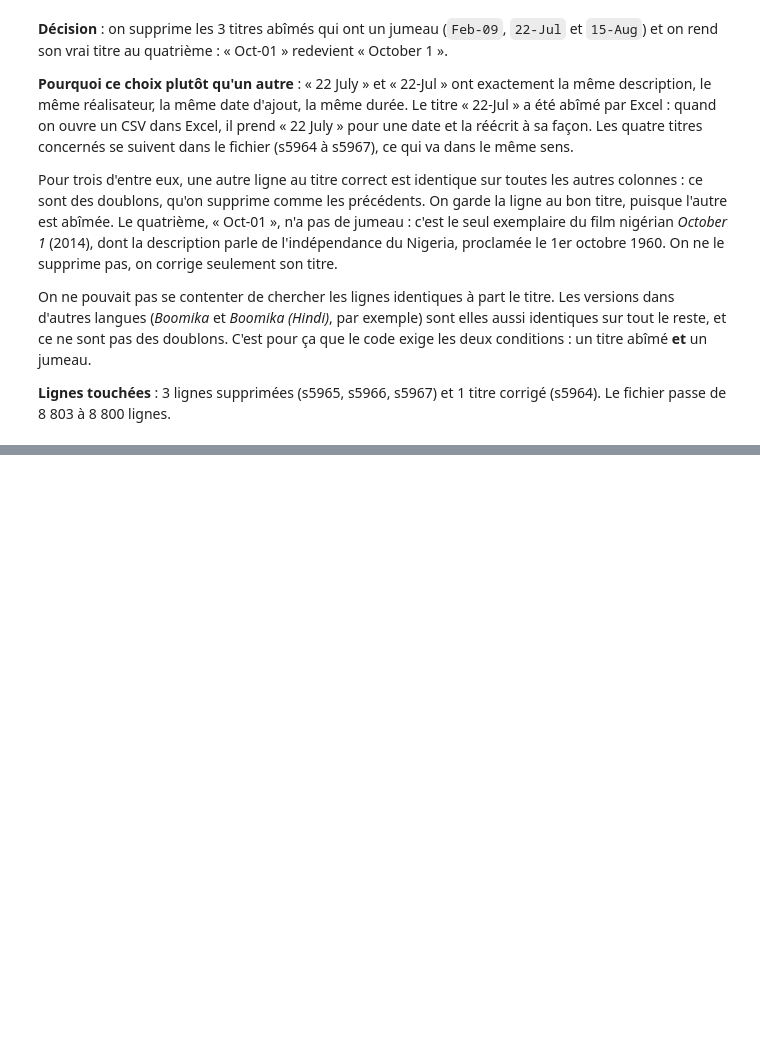
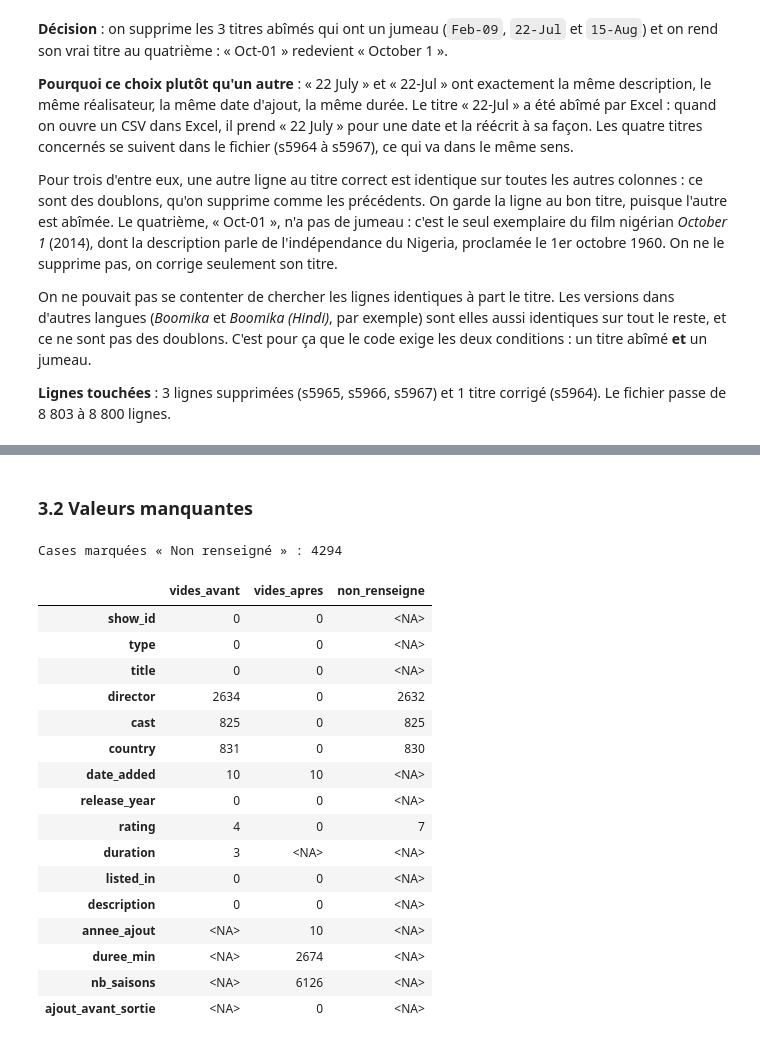
Before and after one commit to Omotolaaa7/ama-binome08-netflix, a Jupyter notebook: notebooks/nettoyage_netflix_binome08.ipynb, the cells around one changed output, grey strips where cells are left out. Drawn from its saved outputs; the diff is of its cells as text; code cells hidden in the pictures; blank space fills up the shorter version.

```diff
--- a/notebooks/nettoyage_netflix_binome08.ipynb
+++ b/notebooks/nettoyage_netflix_binome08.ipynb
@@ -891,0 +939,33 @@ Recalculer **les mêmes indicateurs** qu'en partie 1 sur `df`, et les comparer
+# %% [markdown]
+### 3.2 Valeurs manquantes
+# %%
+# On reprend la fonction manquants de la 1.2, sur brut puis sur df.
+# Piège : un vide remplacé par « Non renseigné » n'est plus compté comme vide, donc on le compte à part
+etiquette = (df[["director", "cast", "country", "rating"]] == "Non renseigné").sum()
+print("Cases marquées « Non renseigné » :", int(etiquette.sum()))
+
+bilan_vides = pd.DataFrame({
+    "vides_avant": manquants(brut)["manquants"],
+    "vides_apres": manquants(df)["manquants"],
+    "non_renseigne": etiquette,
+}).reindex(toutes).astype("Int64")
+bilan_vides
+# %% [output]
+Cases marquées « Non renseigné » : 4294
+|  | vides_avant | vides_apres | non_renseigne |
+| show_id | 0 | 0 | <NA> |
+| type | 0 | 0 | <NA> |
+| title | 0 | 0 | <NA> |
+| director | 2634 | 0 | 2632 |
+| cast | 825 | 0 | 825 |
+| country | 831 | 0 | 830 |
+| date_added | 10 | 10 | <NA> |
+| release_year | 0 | 0 | <NA> |
+| rating | 4 | 0 | 7 |
+| duration | 3 | <NA> | <NA> |
+| listed_in | 0 | 0 | <NA> |
+| description | 0 | 0 | <NA> |
+| annee_ajout | <NA> | 10 | <NA> |
+| duree_min | <NA> | 2674 | <NA> |
+| nb_saisons | <NA> | 6126 | <NA> |
+| ajout_avant_sortie | <NA> | 0 | <NA> |
```
Also changed, not shown: parts of 24 cells of this notebook, 3 other files.
